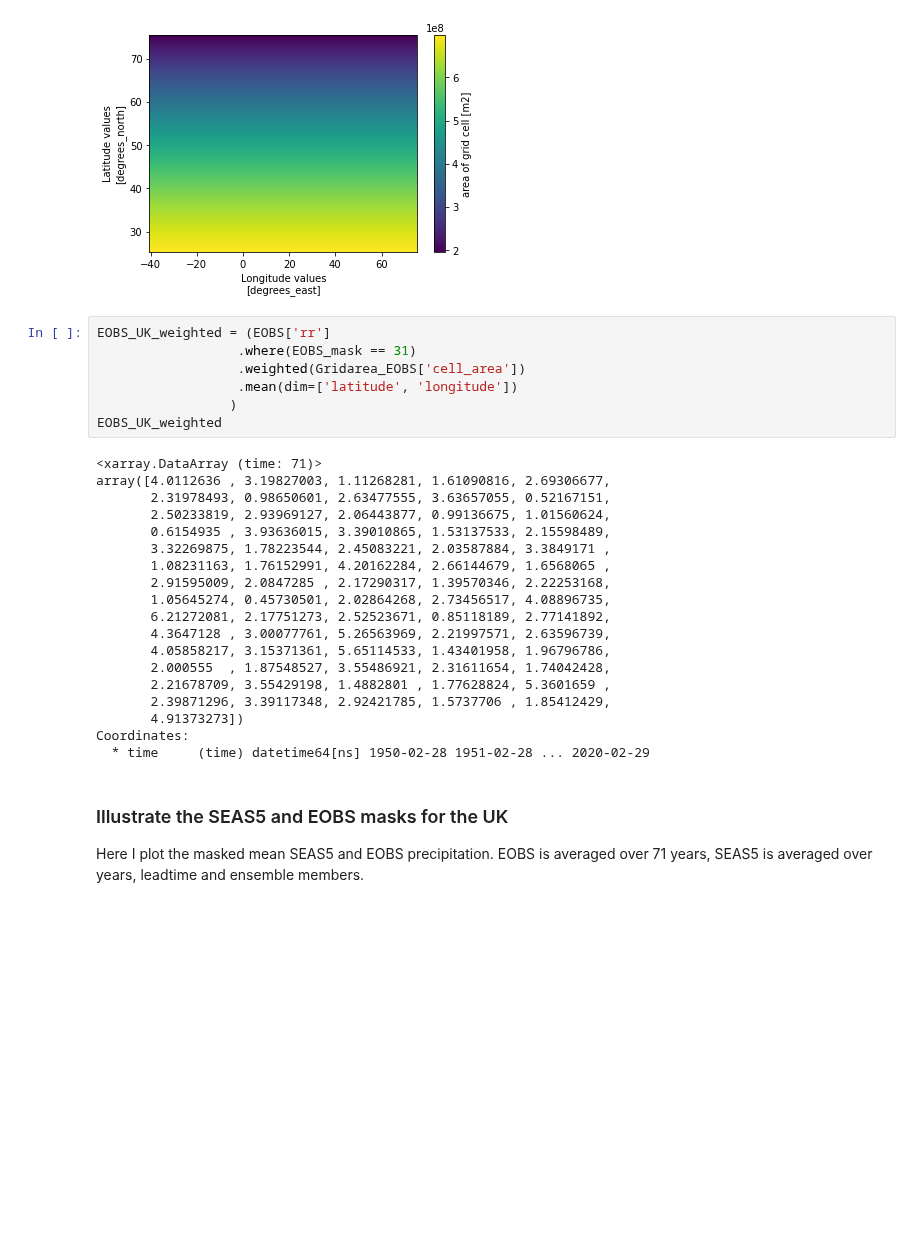
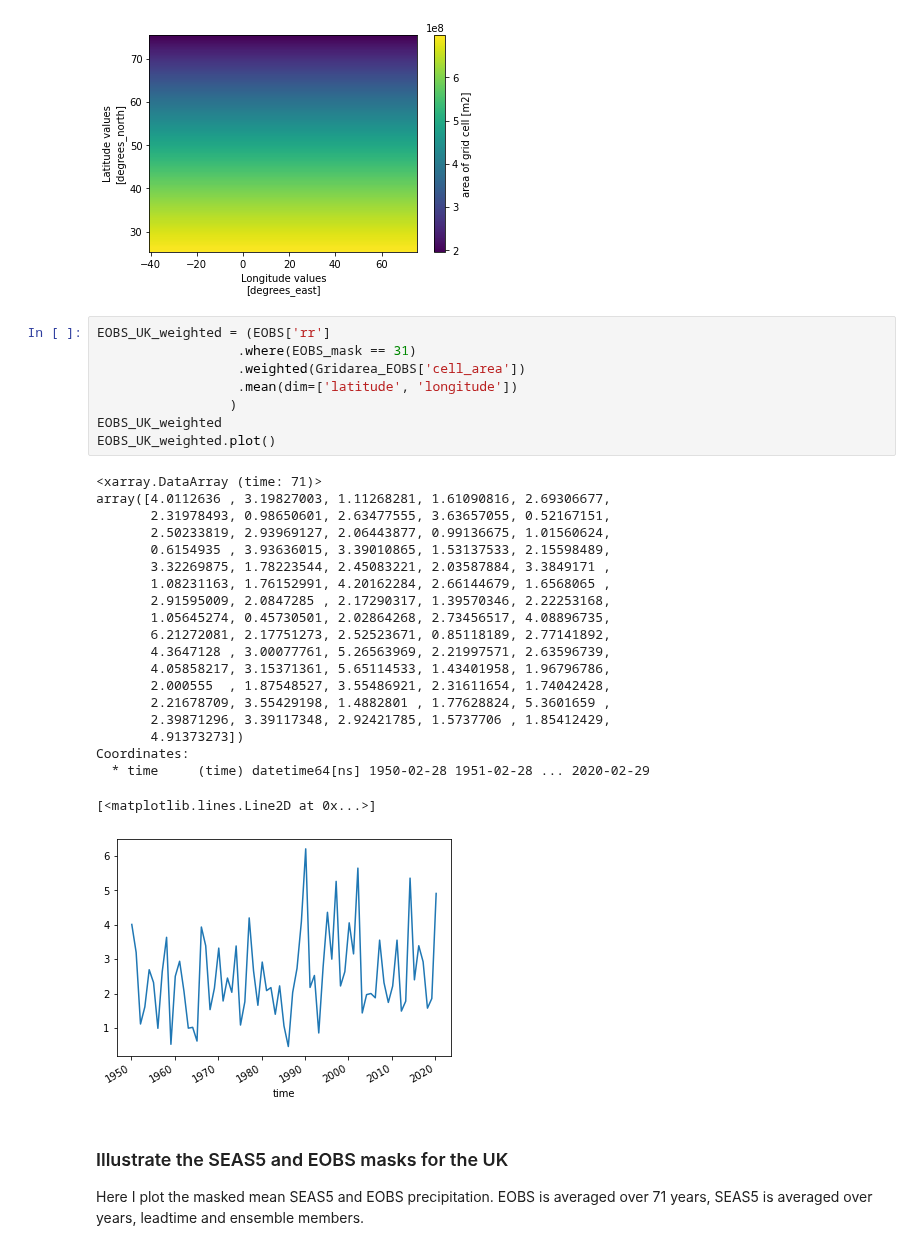
Before and after one commit to ECMWFCode4Earth/UNSEEN-open, a Jupyter notebook: Notebooks/1.Download/1.4Mask.ipynb, the cells around one changed output. Saved outputs shown, nothing was run; the diff lists cells and outputs as text; blank space fills up the shorter version.

```diff
--- a/Notebooks/1.Download/1.4Mask.ipynb
+++ b/Notebooks/1.Download/1.4Mask.ipynb
@@ -225,29 +215,32 @@ Gridarea_EOBS['cell_area'].plot()
 # %%
 EOBS_UK_weighted = (EOBS['rr']
                   .where(EOBS_mask == 31)
                   .weighted(Gridarea_EOBS['cell_area'])
                   .mean(dim=['latitude', 'longitude'])
                  )
 EOBS_UK_weighted
+EOBS_UK_weighted.plot()
 # %% [output]
 <xarray.DataArray (time: 71)>
 array([4.0112636 , 3.19827003, 1.11268281, 1.61090816, 2.69306677,
        2.31978493, 0.98650601, 2.63477555, 3.63657055, 0.52167151,
        2.50233819, 2.93969127, 2.06443877, 0.99136675, 1.01560624,
        0.6154935 , 3.93636015, 3.39010865, 1.53137533, 2.15598489,
        3.32269875, 1.78223544, 2.45083221, 2.03587884, 3.3849171 ,
        1.08231163, 1.76152991, 4.20162284, 2.66144679, 1.6568065 ,
        2.91595009, 2.0847285 , 2.17290317, 1.39570346, 2.22253168,
        1.05645274, 0.45730501, 2.02864268, 2.73456517, 4.08896735,
        6.21272081, 2.17751273, 2.52523671, 0.85118189, 2.77141892,
        4.3647128 , 3.00077761, 5.26563969, 2.21997571, 2.63596739,
        4.05858217, 3.15371361, 5.65114533, 1.43401958, 1.96796786,
        2.000555  , 1.87548527, 3.55486921, 2.31611654, 1.74042428,
        2.21678709, 3.55429198, 1.4882801 , 1.77628824, 5.3601659 ,
        2.39871296, 3.39117348, 2.92421785, 1.5737706 , 1.85412429,
        4.91373273])
 Coordinates:
   * time     (time) datetime64[ns] 1950-02-28 1951-02-28 ... 2020-02-29
+[<matplotlib.lines.Line2D at 0x...>]
+[figure, added]
 # %% [markdown]
 ### Illustrate the SEAS5 and EOBS masks for the UK
 
```
Also changed, not shown: parts of 2 cells of this notebook.
